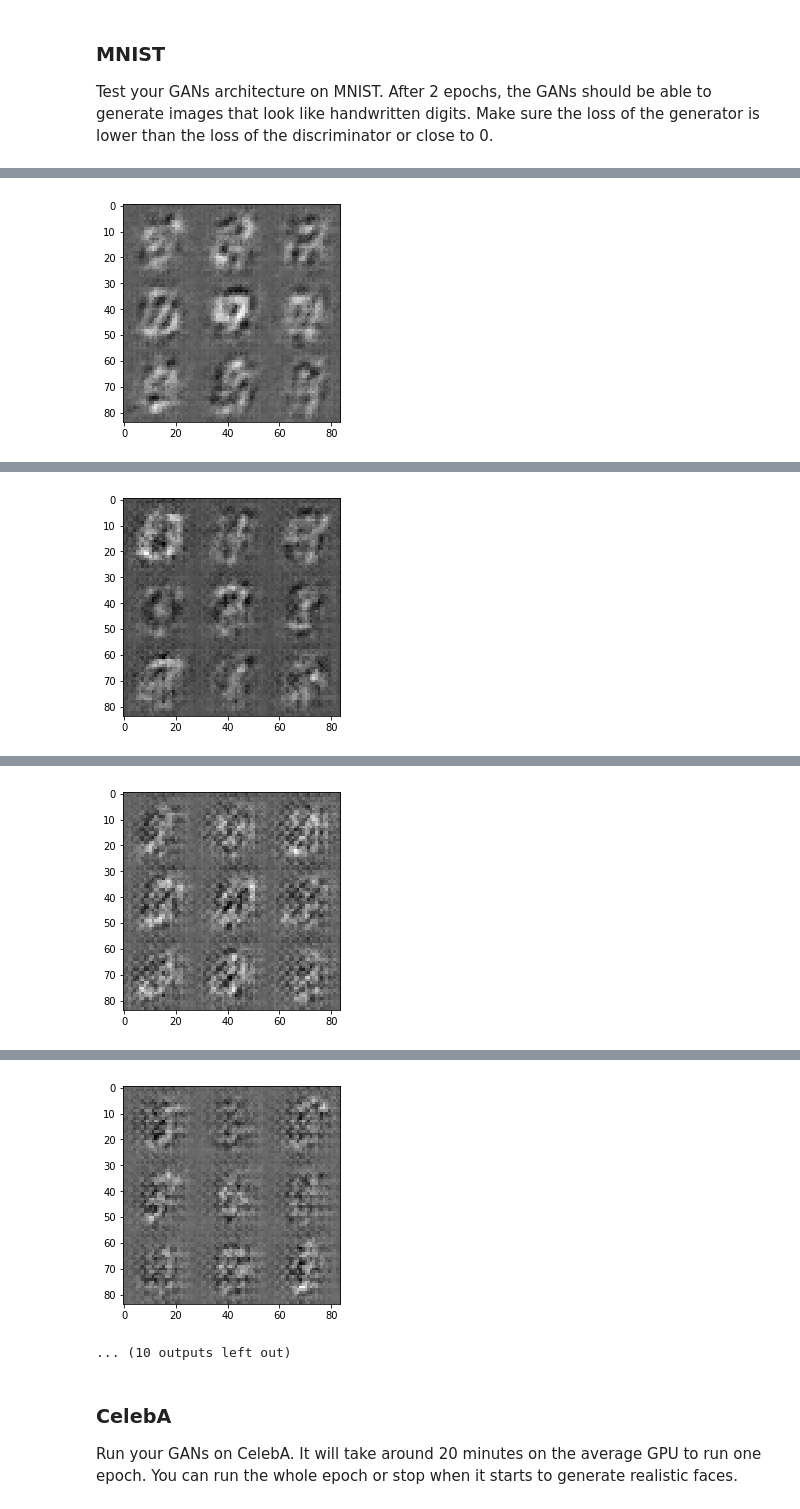
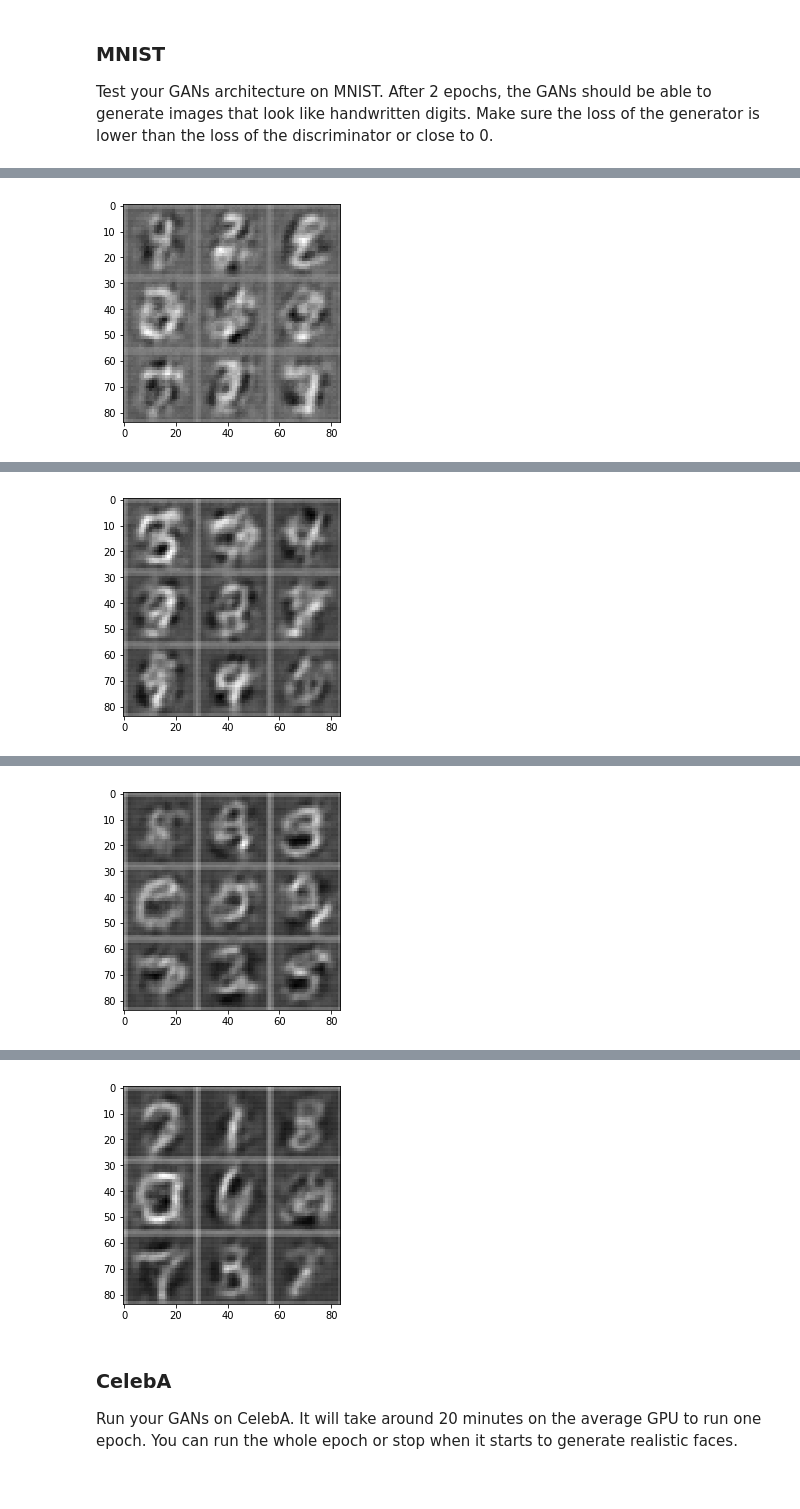
Before and after one commit to hfoffani/deep-learning, a Jupyter notebook: face_generation/dlnd_face_generation.ipynb, the cells around one changed output, grey strips where cells are left out. Cells and saved outputs as stored; diff of their text form; code cells hidden in the pictures.

Commit message:
Adding gaussian initialization to all the layers.

```diff
--- a/face_generation/dlnd_face_generation.ipynb
+++ b/face_generation/dlnd_face_generation.ipynb
@@ -147,16 +147,19 @@ def discriminator(images, reuse=False):
     alpha = .2
     with tf.variable_scope('discriminator', reuse=reuse):
         # Input layer is 28x28x3 for faces or 28x28x1 for mnist
-        x = tf.layers.conv2d(images, 64, 5, strides=2, padding="SAME", use_bias=False)
+        x = tf.layers.conv2d(images, 64, 5, strides=2, padding="SAME", use_bias=False,
+                            kernel_initializer=tf.random_normal_initializer(stddev=.02))
         x = tf.maximum(alpha*x, x)
         # now is 14x14x64
 
-        x = tf.layers.conv2d(x, 128, 5, strides=2, padding="SAME", use_bias=False)
+        x = tf.layers.conv2d(x, 128, 5, strides=2, padding="SAME", use_bias=False,
+                            kernel_initializer=tf.random_normal_initializer(stddev=.02))
         x = tf.layers.batch_normalization(x, training=True)
         x = tf.maximum(alpha*x, x)
         # now is 7x7x128
 
-        x = tf.layers.conv2d(x, 256, 5, strides=2, padding="SAME", use_bias=False)
+        x = tf.layers.conv2d(x, 256, 5, strides=2, padding="SAME", use_bias=False,
+                            kernel_initializer=tf.random_normal_initializer(stddev=.02))
         x = tf.layers.batch_normalization(x, training=True)
         x = tf.maximum(alpha*x, x)
         # now is 4x4x256
@@ -165,7 +168,8 @@ def discriminator(images, reuse=False):
         x = tf.reshape(x, [-1, 4*4*256])
 
         # output.
-        logits = tf.layers.dense(x, 1, use_bias=False)
+        logits = tf.layers.dense(x, 1, use_bias=False,
+                                kernel_initializer=tf.truncated_normal_initializer(stddev=.02))
         out = tf.sigmoid(logits)
 
         return out, logits
@@ -195,7 +199,8 @@ def generator(z, out_channel_dim, is_train=True):
 
         zshape = z.get_shape().as_list()
         # First fully connected layer
-        x = tf.layers.dense(z, 4*4*256, activation=None, use_bias=False)
+        x = tf.layers.dense(z, 4*4*256, activation=None, use_bias=False,
+                           kernel_initializer=tf.truncated_normal_initializer(stddev=.02))
         # Reshape to start deconvo stack.
         x = tf.reshape(x, [-1, 4, 4, 256])
         x = tf.layers.batch_normalization(x, training=is_train)
@@ -203,14 +208,16 @@ def generator(z, out_channel_dim, is_train=True):
         # now is 3x3x256
         # print(x.get_shape().as_list())
 
-        x = tf.layers.conv2d_transpose(x, 128, 4, strides=1, padding="VALID", use_bias=False)
+        x = tf.layers.conv2d_transpose(x, 128, 4, strides=1, padding="VALID", use_bias=False,
+                                      kernel_initializer=tf.random_normal_initializer(stddev=.02))
         x = tf.layers.batch_normalization(x, training=is_train)
         x = tf.maximum(alpha*x, x)
         # now is 7x7x128
         # print(x.get_shape().as_list())
 
 
-        x = tf.layers.conv2d_transpose(x, 64, 5, strides=2, padding="SAME", use_bias=False)
+        x = tf.layers.conv2d_transpose(x, 64, 5, strides=2, padding="SAME", use_bias=False,
+                                      kernel_initializer=tf.random_normal_initializer(stddev=.02))
         x = tf.layers.batch_normalization(x, training=is_train)
         x = tf.maximum(alpha*x, x)
         # now is 14x14x64
@@ -218,7 +225,8 @@ def generator(z, out_channel_dim, is_train=True):
 
 
         # Output layer, 28x28x out_channel_dim
-        logits = tf.layers.conv2d_transpose(x, out_channel_dim, 5, strides=2, padding="SAME", use_bias=False)
+        logits = tf.layers.conv2d_transpose(x, out_channel_dim, 5, strides=2, padding="SAME", use_bias=False,
+                                            kernel_initializer=tf.random_normal_initializer(stddev=.02))
         out = tf.tanh(logits)
         # print(out.get_shape().as_list())
 
@@ -376,7 +384,7 @@ def train(epoch_count, batch_size, z_dim, lr, beta1, get_batches, data_shape, da
     d_loss, g_loss = model_loss(input_real, input_z, out_channel_dim)
     d_opt, g_opt = model_opt(d_loss, g_loss, lr, beta1)
 
-    print_every = 50
+    print_every = 100
     show_every = 200
     steps = 0
     losses = []
@@ -391,6 +399,8 @@ def train(epoch_count, batch_size, z_dim, lr, beta1, get_batches, data_shape, da
                 # TODO: Train Model
 
                 steps+=1
+                # more black-white contrast.
+                batch_images *= 2
 
                 # Sample random noise for G
                 batch_z = np.random.uniform(-1, 1, size=(batch_size, z_dim))
@@ -422,9 +432,9 @@ def train(epoch_count, batch_size, z_dim, lr, beta1, get_batches, data_shape, da
 ### MNIST
 Test your GANs architecture on MNIST.  After 2 epochs, the GANs should be able to generate images that look like handwritten digits.  Make sure the loss of the generator is lower than the loss of the discriminator or close to 0.
 # %%
-batch_size = 64
-z_dim = 128
-learning_rate = 0.0001
+batch_size = 128
+z_dim = 100
+learning_rate = 0.0002
 beta1 = 0.5
 
 
@@ -453 +459 @@ Epoch 1 Step 400/1874    Discriminator Loss: 0.1450 -  Generator Loss: 2.4050
-[figure, old version]
+[figure, new version]
@@ -458 +462 @@ Epoch 1 Step 600/1874    Discriminator Loss: 0.1933 -  Generator Loss: 2.4636
-[figure, old version]
+[figure, new version]
@@ -463 +465 @@ Epoch 1 Step 800/1874    Discriminator Loss: 0.1336 -  Generator Loss: 2.6599
-[figure, old version]
+[figure, new version]
@@ -468,5 +468,4 @@ Epoch 2 Step 1000/1874   Discriminator Loss: 0.0864 -  Generator Loss: 3.2889
-[figure, old version]
+[figure, new version]
-... (10 outputs left out)
 # %% [markdown]
 ### CelebA
 Run your GANs on CelebA.  It will take around 20 minutes on the average GPU to run one epoch.  You can run the whole epoch or stop when it starts to generate realistic faces.
```
Also changed, not shown: parts of 1 cell of this notebook.
